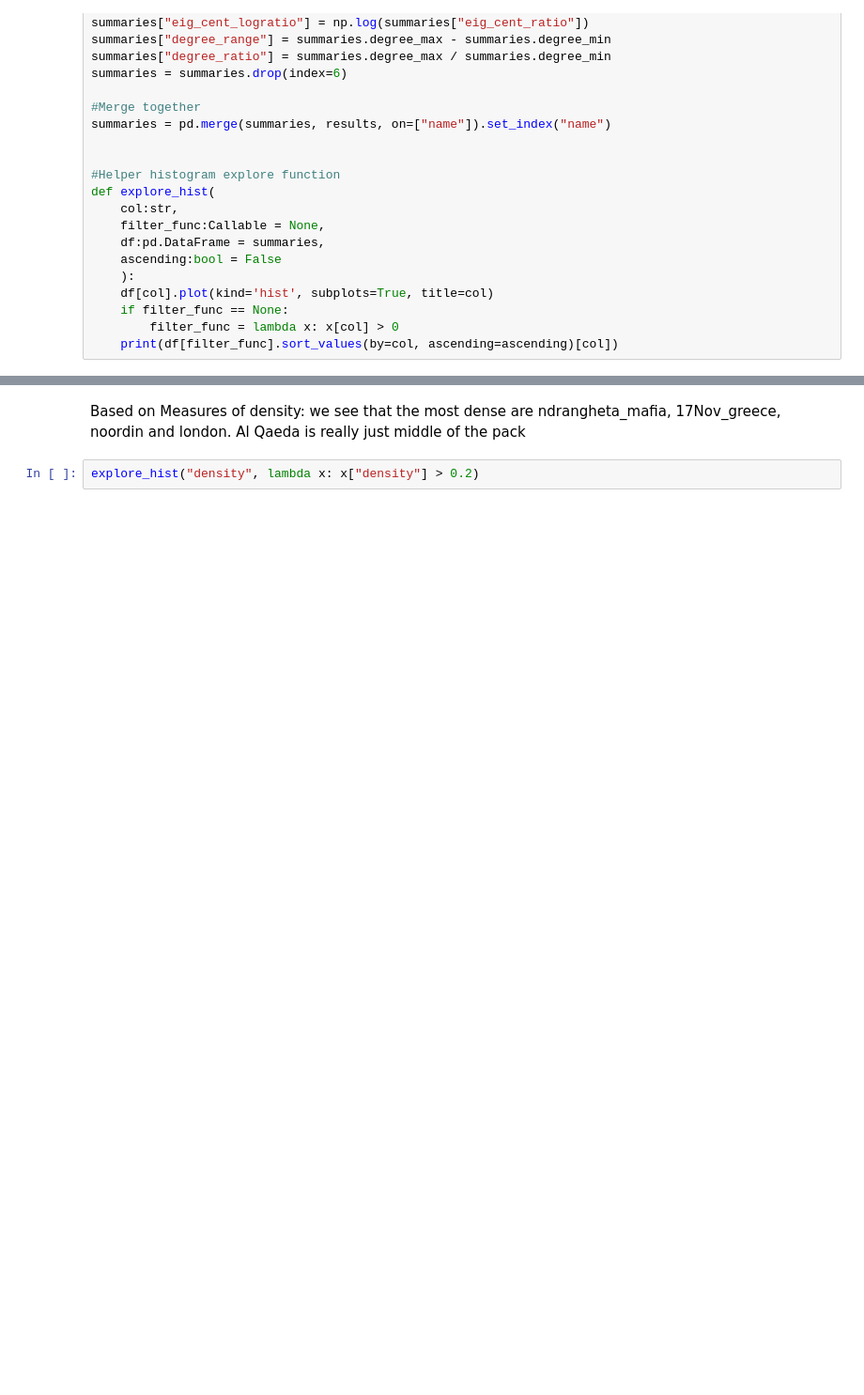
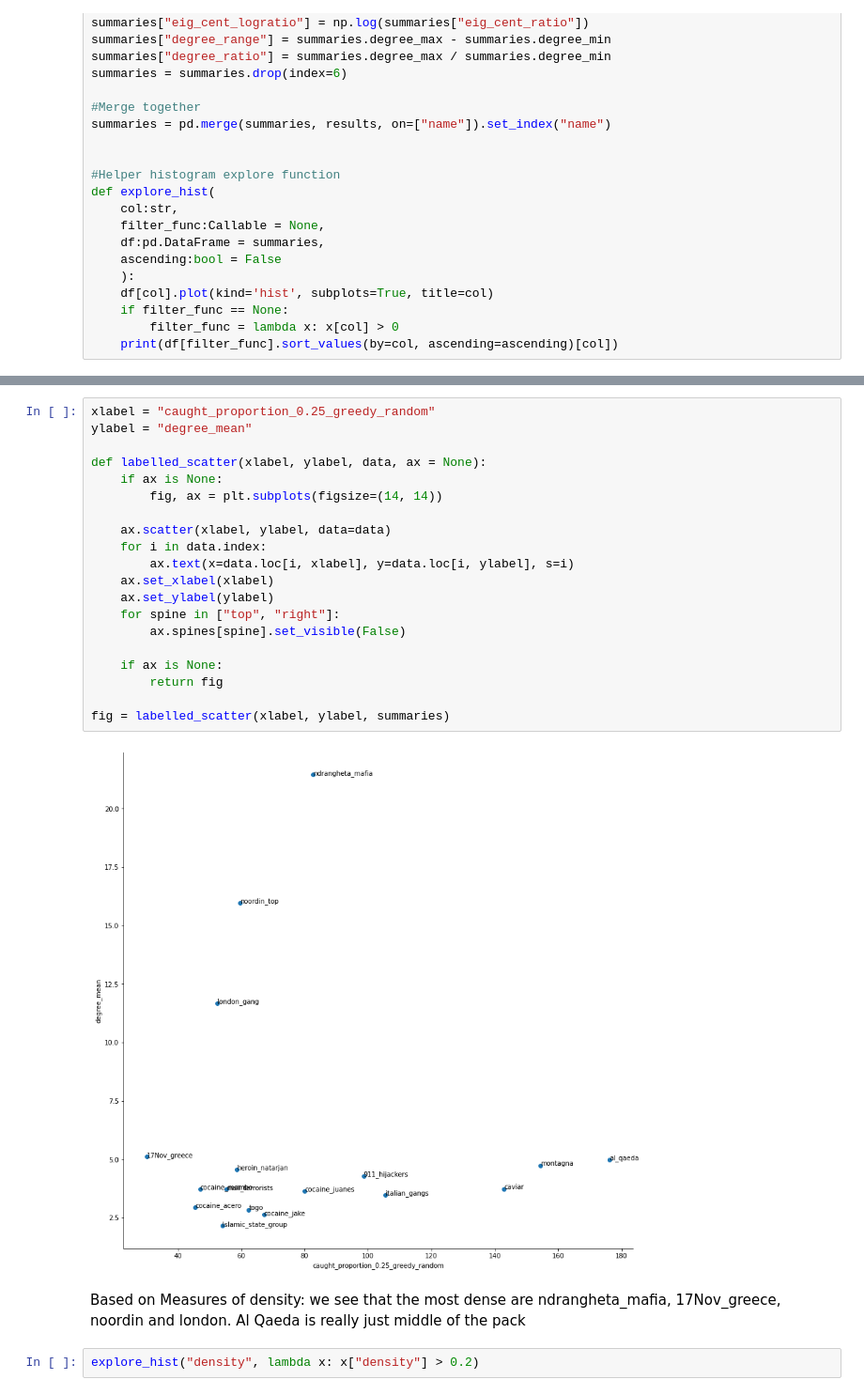
Before and after one commit to clinton0313/network_analysis, a Jupyter notebook: final_project/code/results.ipynb, the cells around one changed output, grey strips where cells are left out. Shown at 94% size. Saved outputs shown, nothing was run; the diff lists cells and outputs as text; blank space fills up the shorter version.

Commit message:
labelled scatter plot

```diff
--- a/final_project/code/results.ipynb
+++ b/final_project/code/results.ipynb
@@ -95,6 +85,28 @@ summaries
 | noordin_top | 78 | 623 | 16.0 | 55 | 1 | 4 | 15961 | 0.7 | ... |
 | ndrangheta_mafia | 151 | 1619 | 21.4 | 75 | 4 | 5 | 89103 | 0.8 | ... |
 | montagna | 135 | 320 | 4.7 | 40 | 1 | 6 | 16745 | 0.5 | ... |
+# %%
+xlabel = "caught_proportion_0.25_greedy_random"
+ylabel = "degree_mean"
+
+def labelled_scatter(xlabel, ylabel, data, ax = None):
+    if ax is None:
+        fig, ax = plt.subplots(figsize=(14, 14))
+
+    ax.scatter(xlabel, ylabel, data=data)
+    for i in data.index:
+        ax.text(x=data.loc[i, xlabel], y=data.loc[i, ylabel], s=i)
+    ax.set_xlabel(xlabel)
+    ax.set_ylabel(ylabel)
+    for spine in ["top", "right"]:
+        ax.spines[spine].set_visible(False)
+
+    if ax is None:
+        return fig
+
+fig = labelled_scatter(xlabel, ylabel, summaries)
+# %% [output]
+[figure, added]
 # %% [markdown]
 Based on Measures of density: we see that the most dense are ndrangheta_mafia, 17Nov_greece, noordin and london. Al Qaeda is really just middle of the pack
 # %%
```
Also changed, not shown: parts of 13 cells of this notebook, 1 other file.
